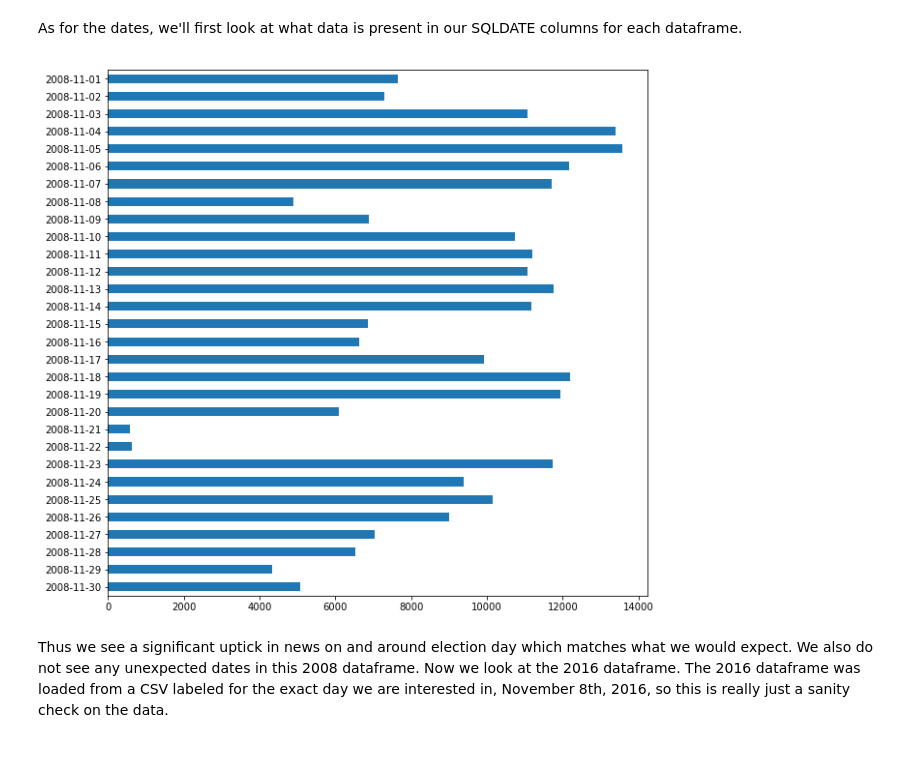
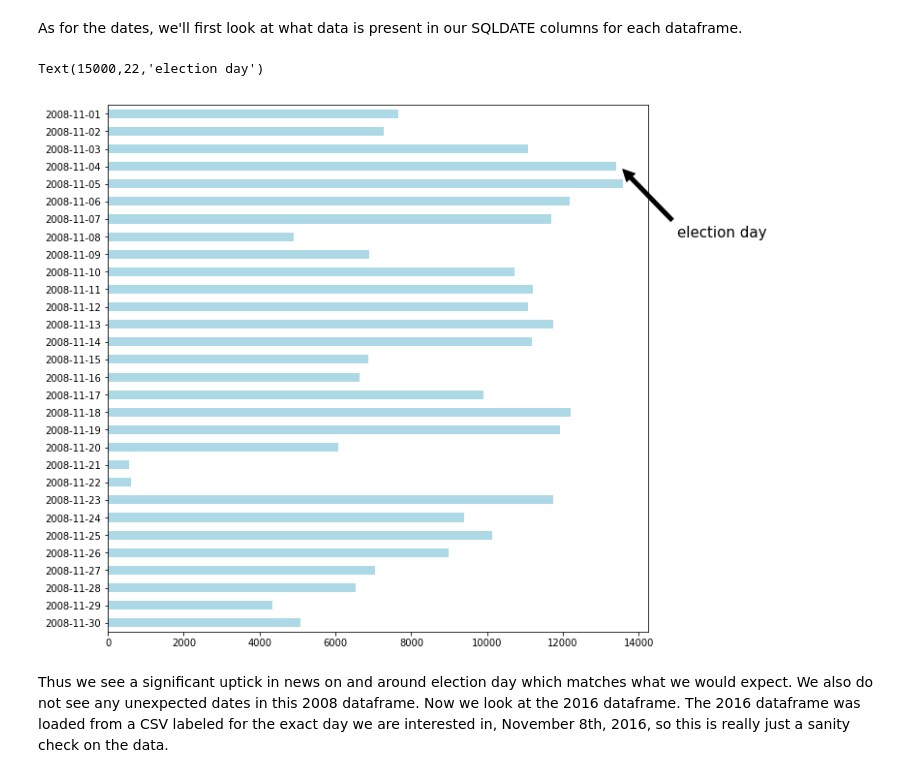
Before and after one commit to eistre91/thinkful-projects, a Jupyter notebook: GDELT Capstone Report.ipynb, the cells around one changed output. Drawn from its saved outputs; the diff is of its cells as text; code cells hidden in the pictures.

```diff
--- a/GDELT Capstone Report.ipynb
+++ b/GDELT Capstone Report.ipynb
@@ -145,10 +146,10 @@ In the end, with optimized data type choices that also take into consideration t
 # %% [markdown]
 # Data Exploration
 # %%
-df_2008 = pd.read_csv(data_2008, sep='\t', names=columns[:57], \
+df_2008 = pd.read_csv(data_2008, sep='\t', names=GDELT_columns[:57], \
                         usecols=usecols, dtype=dtype_dict, \
                         parse_dates=['SQLDATE'])
-df_2016 = pd.read_csv(data_2016, sep='\t', names=columns, \
+df_2016 = pd.read_csv(data_2016, sep='\t', names=GDELT_columns, \
                         usecols=usecols, dtype=dtype_dict, \
                         parse_dates=['SQLDATE'])
 # %%
@@ -168,23 +169,24 @@ df_2008['ActionGeo_CountryCode'].unique()
 Length: 241
 Categories (240, object): [AF, US, CA, ID, ..., NT, AV, NF, VC]
 # %%
-df_2008_us = df_2008[df_2008['ActionGeo_CountryCode'] == 'US']
-df_2016_us = df_2016[df_2016['ActionGeo_CountryCode'] == 'US']
+df_2008_us = df_2008.loc[df_2008['ActionGeo_CountryCode'] == 'US',:].copy()
+df_2016_us = df_2016.loc[df_2016['ActionGeo_CountryCode'] == 'US',:].copy()
 # %% [markdown]
 ## Exploring Event Dates
 # %% [markdown]
 As for the dates, we'll first look at what data is present in our SQLDATE columns for each dataframe.
 # %%
-df_2008_us['SQLDATE'].astype(str).value_counts() \
+ax = df_2008_us['SQLDATE'].astype(str).value_counts() \
                      .sort_index(ascending=False) \
-                     .plot.barh(figsize=(10,10));
+                     .plot.barh(figsize=(10,10), color='lightblue');
 
-# NOTE November 21/22 are weird.
-
+ax.annotate('election day', xy=(13500, 26), xytext=(15000, 22), size=15,
+            arrowprops=dict(facecolor='black', shrink=0.05))
 # TODO Annotations to point at 11-04.
 # https://matplotlib.org/users/annotations.html
 # %% [output]
+Text(15000,22,'election day')
-[figure, old version]
+[figure, new version]
 # %% [markdown]
 Thus we see a significant uptick in news on and around election day which matches what we would expect. We also do not see any unexpected dates in this 2008 dataframe. Now we look at the 2016 dataframe. The 2016 dataframe was loaded from a CSV labeled for the exact day we are interested in, November 8th, 2016, so this is really just a sanity check on the data.
 # %%
```
Also changed, not shown: parts of 51 cells of this notebook, 13 other files.
